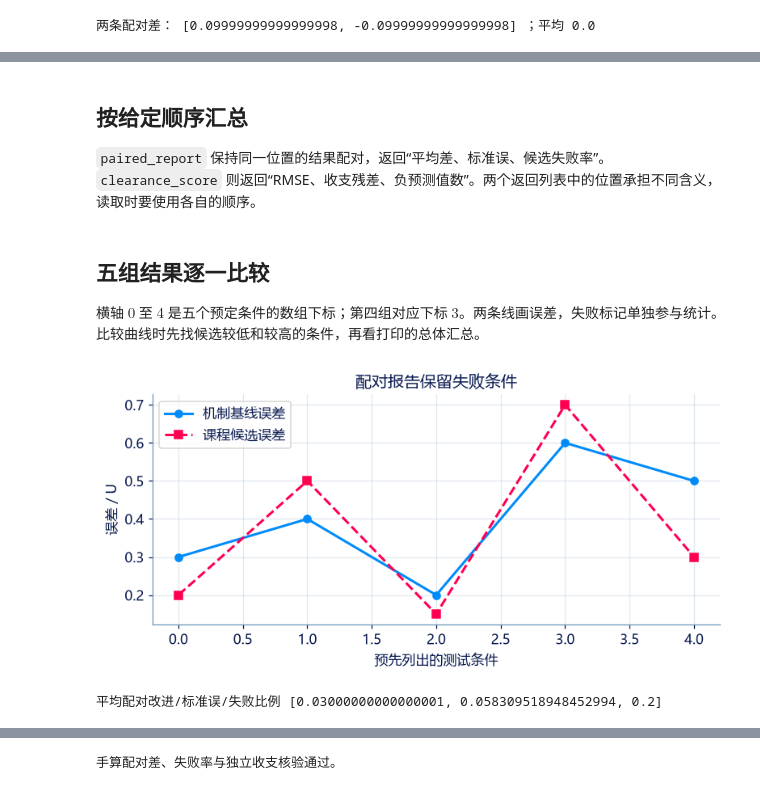
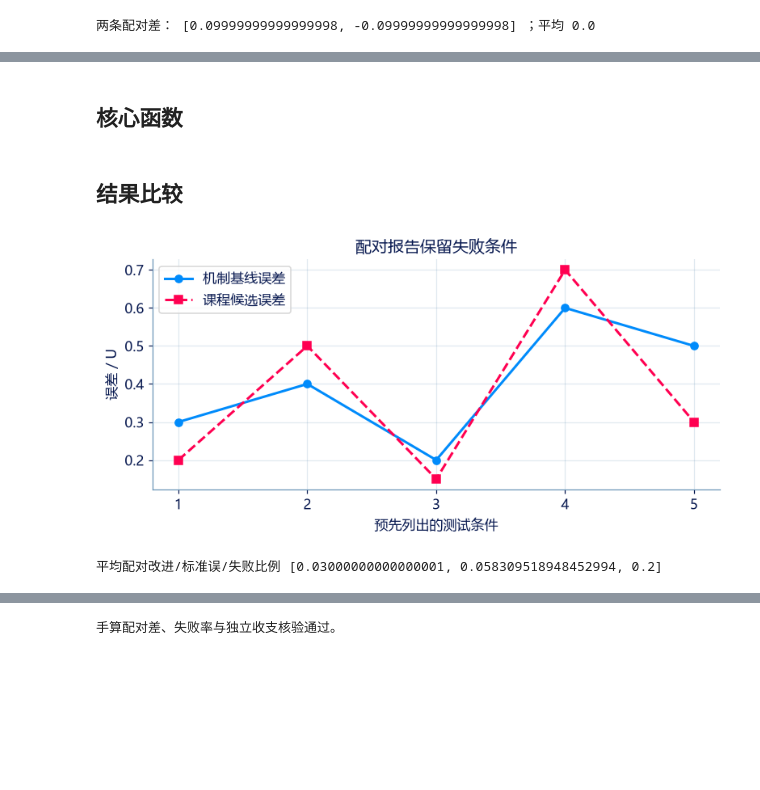
Before and after one commit to xuxu-wei/dive-2-systems-science, a Jupyter notebook: notebooks/17-研究复现与综合实践/04-研究方法综合比较/02-共同指标、失败记录与结论边界.ipynb, the cells around one changed output, grey strips where cells are left out. Cells and saved outputs as stored; diff of their text form; code cells hidden in the pictures; blank space fills up the shorter version.

```diff
--- a/notebooks/17-研究复现与综合实践/04-研究方法综合比较/02-共同指标、失败记录与结论边界.ipynb
+++ b/notebooks/17-研究复现与综合实践/04-研究方法综合比较/02-共同指标、失败记录与结论边界.ipynb
@@ -58,7 +29,5 @@ $M_0,M_{\mathrm{end}}$ 为起末总量，$I,C$ 分别为整段累计输入与清
-# %% [markdown]
-## 按给定顺序汇总
-
-`paired_report` 保持同一位置的结果配对，返回“平均差、标准误、候选失败率”。`clearance_score` 则返回“RMSE、收支残差、负预测值数”。两个返回列表中的位置承担不同含义，读取时要使用各自的顺序。
+# %% [markdown]
+## 核心函数
 # %%
 def paired_report(baseline,method,failures):
     baseline=np.asarray(baseline,dtype=float);method=np.asarray(method,dtype=float)
@@ -79,13 +48,11 @@ def clearance_rhs(amounts,inputs,clearance,exchange):
     first,second=amounts;u1,u2=inputs;k1,k2=clearance
     return [u1-k1*first-exchange*(first-second),
             u2-k2*second+exchange*(first-second)]
-# %% [markdown]
-## 五组结果逐一比较
-
-横轴 $0$ 至 $4$ 是五个预定条件的数组下标；第四组对应下标 $3$。两条线画误差，失败标记单独参与统计。比较曲线时先找候选较低和较高的条件，再看打印的总体汇总。
+# %% [markdown]
+## 结果比较
 # %%
 base=np.array([.3,.4,.2,.6,.5]);candidate=np.array([.2,.5,.15,.7,.3]);fails=[False,False,False,True,False];report=paired_report(base,candidate,fails)
-fig,ax=plt.subplots(figsize=(7,3.4));ax.plot(np.arange(5),base,"o-",label="机制基线误差",color=BLUE);ax.plot(np.arange(5),candidate,"s--",label="课程候选误差",color=PINK);ax.set(xlabel="预先列出的测试条件",ylabel="误差 / U",title="配对报告保留失败条件");ax.legend();ax.grid(alpha=.2);plt.show();print("平均配对改进/标准误/失败比例",report)
+fig,ax=plt.subplots(figsize=(7,3.4));ax.plot(np.arange(5),base,"o-",label="机制基线误差",color=BLUE);ax.plot(np.arange(5),candidate,"s--",label="课程候选误差",color=PINK);ax.set(xticks=np.arange(5),xticklabels=["1","2","3","4","5"],xlabel="预先列出的测试条件",ylabel="误差 / U",title="配对报告保留失败条件");ax.legend();ax.grid(alpha=.2);plt.show();print("平均配对改进/标准误/失败比例",report)
 # %% [output]
-[figure, old version]
+[figure, new version]
 平均配对改进/标准误/失败比例 [0.03000000000000001, 0.058309518948452994, 0.2]
```
Also changed, not shown: parts of 14 cells of this notebook, 55 other files.
